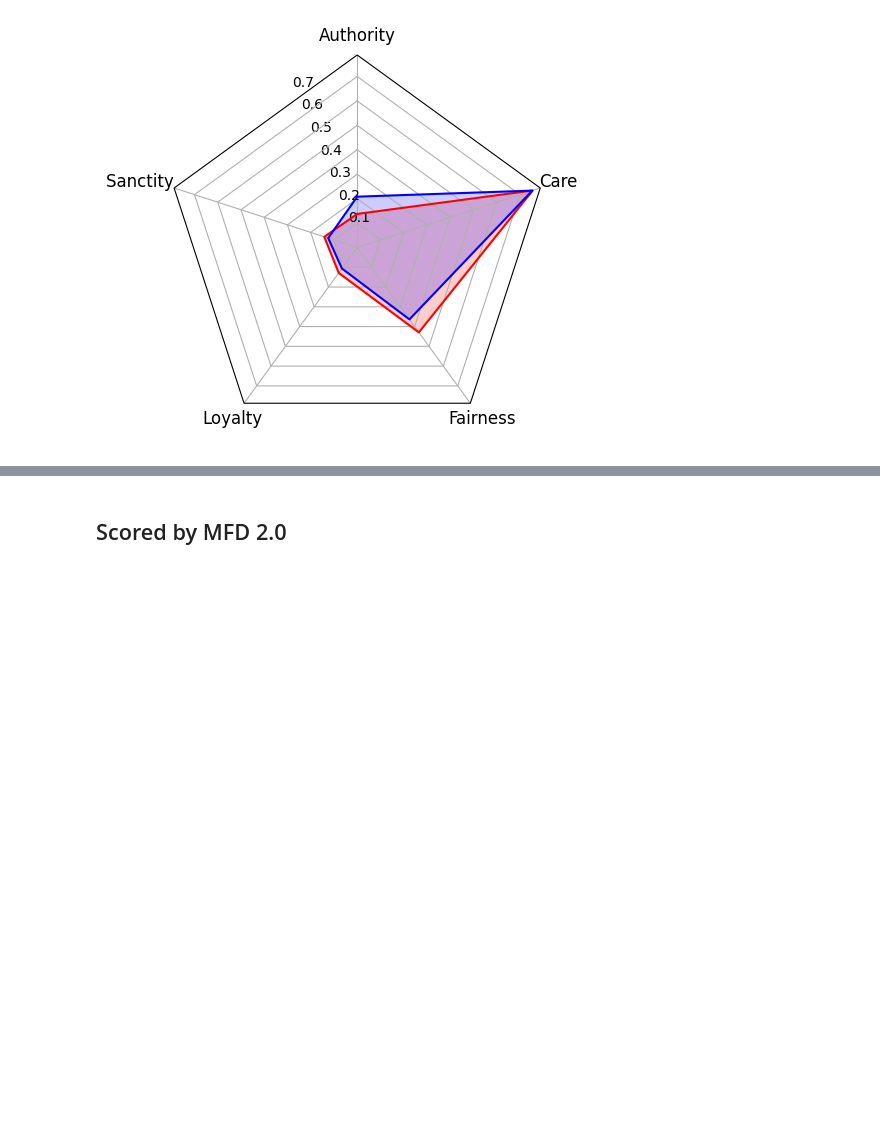
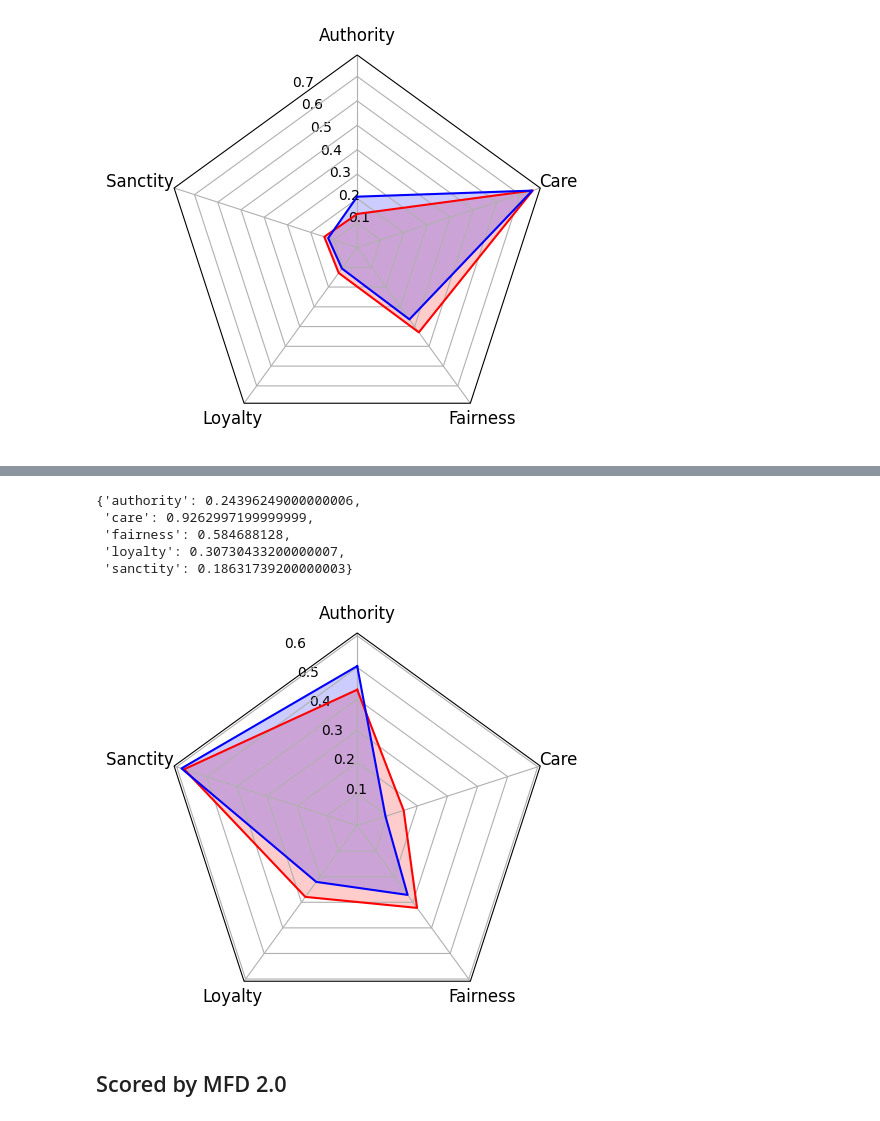
Before and after one commit to joshnguyen99/moral_axes, a Jupyter notebook: scripts/aita_radar_plots.ipynb, the cells around one changed output, grey strips where cells are left out. Saved outputs shown, nothing was run; the diff lists cells and outputs as text; code cells hidden in the pictures; blank space fills up the shorter version.

Commit message:
Add another thresholding for RoBERTa

```diff
--- a/scripts/aita_radar_plots.ipynb
+++ b/scripts/aita_radar_plots.ipynb
@@ -269,0 +272,23 @@ plot_radar(ya=ya, na=na, ax=ax)
+# %%
+FOUNDATIONS = ["authority", "care", "fairness", "loyalty", "sanctity"]
+total_scores = {f: np.array(list(radar_data_roberta[f + "_score"]) +
+                            list(radar_data_roberta["v_" + f + "_score"]))
+                for f in FOUNDATIONS}
+# Find thresholds
+q = 80
+thresholds = {}
+for f in FOUNDATIONS:
+    thresholds[f] = np.percentile(total_scores[f], q=q)
+thresholds
+# %% [output]
+{'authority': 0.24396249000000006,
+ 'care': 0.9262997199999999,
+ 'fairness': 0.584688128,
+ 'loyalty': 0.30730433200000007,
+ 'sanctity': 0.18631739200000003}
+# %%
+FOUNDATIONS = ["authority", "care", "fairness", "loyalty", "sanctity"]
+for f in FOUNDATIONS:
+    radar_data_roberta[f] = (radar_data_roberta[f + "_score"] >= thresholds[f]).astype(int)
+for f in FOUNDATIONS:
+    radar_data_roberta["v_" + f] = (radar_data_roberta["v_" + f + "_score"] >= thresholds[f]).astype(int)
@@ -270,3 +356,26 @@ plot_radar(ya=ya, na=na, ax=ax)
+# %%
+import ast
+post_foundations = pd.read_csv("data/aita/radar_plot_data/post_foundations_roberta_80p.csv", index_col=0)
+post_foundations.index = [ast.literal_eval(x) for x in post_foundations.index]
+
+judgment_foundations = pd.read_csv("data/aita/radar_plot_data/judgment_foundations_roberta_80p.csv", index_col=0)
+judgment_foundations.index = [ast.literal_eval(x) for x in judgment_foundations.index]
+
+post_foundations_pair = pd.read_csv("data/aita/radar_plot_data/post_foundations_pair_roberta_80p.csv", index_col=0)
+post_foundations_pair.index = [ast.literal_eval(x) for x in post_foundations_pair.index]
+
+judgment_foundations_pair = pd.read_csv("data/aita/radar_plot_data/judgment_foundations_pair_roberta_80p.csv", index_col=0)
+judgment_foundations_pair.index = [ast.literal_eval(x) for x in judgment_foundations_pair.index]
+# %%
+topic = "religion"
+FOUNDATIONS = ["authority", "care", "fairness", "loyalty", "sanctity"]
+ya = post_foundations.loc[[(topic, "YA")], FOUNDATIONS].iloc[0].tolist()
+na = post_foundations.loc[[(topic, "NA")], FOUNDATIONS].iloc[0].tolist()
+
+fig, ax = plt.subplots(1, 1, figsize=(5, 5), subplot_kw=dict(projection='radar'))
+plot_radar(ya=ya, na=na, ax=ax)
+# %% [output]
+[figure, added]
 # %% [markdown]
 ## Scored by MFD 2.0
 # %% [markdown]
```
Also changed, not shown: parts of 4 cells of this notebook.
